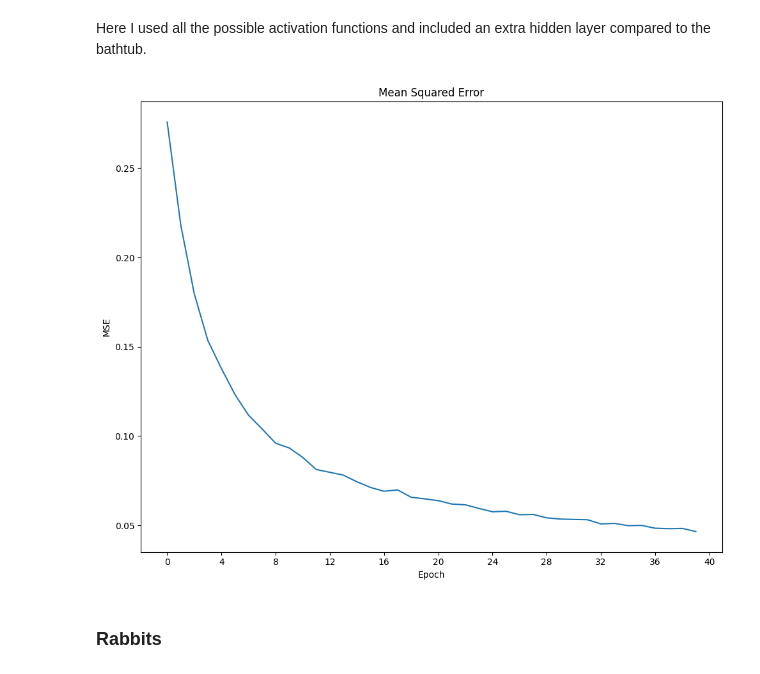
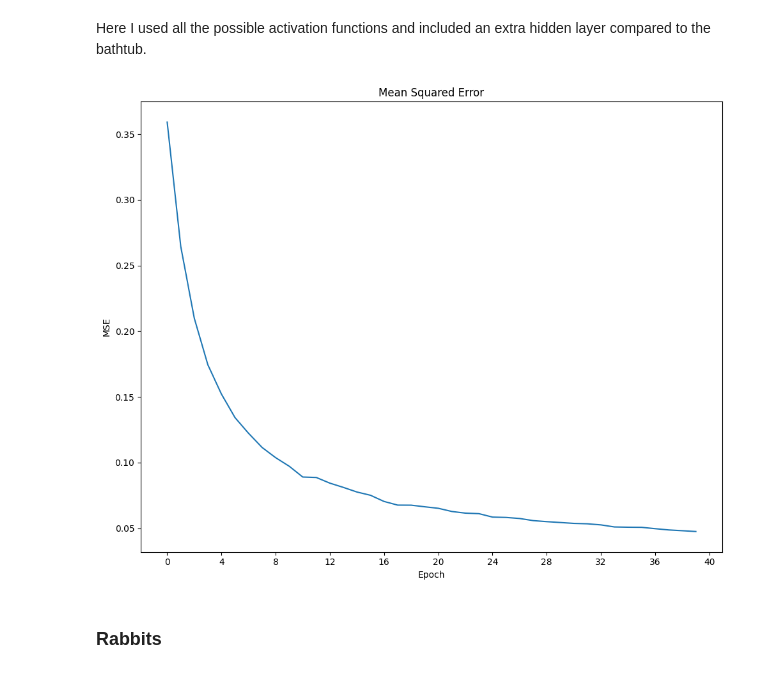
Before and after one commit to elibir/it3105-jax-project, a Jupyter notebook: notebooks/elias_report.ipynb, the cells around one changed output. Saved outputs shown, nothing was run; the diff lists cells and outputs as text; code cells hidden in the pictures.

```diff
--- a/notebooks/elias_report.ipynb
+++ b/notebooks/elias_report.ipynb
@@ -165,32 +165,32 @@ Here I used all the possible activation functions and included an extra hidden l
 # %%
 ### CournoutCompetition params:
 T = 0.6   # Target profit per timestep
 c_m = 0.1   # Marginal cost
 q1 = 0.0   # initial quantity produced by 1
 q2 = 0.3   # initial quantity produced by 2
 p_max = 2.0 # maximum market price
 
 ### ConSys params:
 no_epochs = 40
 timesteps_per_epoch = 10
 learning_rate = 0.001
 min_noise_value = -0.01
 max_noise_value = 0.01
 
 ### Controller params:
 hidden_layers = [16, 16, 16, 8]
-activation_funcs = ["sigmoid", "sigmoid", "sigmoid", "relu", "linear"]
+activation_funcs = ["sigmoid", "tanh", "sigmoid", "relu", "linear"]
 min_weight_value = - 0.01
 max_weight_value = 0.01
 
 controller = NeuralPidController(hidden_layers, activation_funcs, min_weight_value, max_weight_value)
 plant = CournotCompetition(target_profit=T, marginal_unit_cost=c_m, own_quantity=q1, competitor_quantity=q2, maximum_price=p_max)
 consys = ConSys(controller, plant, no_epochs, timesteps_per_epoch, learning_rate, min_noise_value, max_noise_value)
 mse_list = consys.simulate(verbose=False)
 
 plot_nn_pid(mse_list)
 # %% [output]
-[figure, old version]
+[figure, new version]
 # %% [markdown]
 ### Rabbits
 # %% [markdown]
```
Also changed, not shown: parts of 2 cells of this notebook, 2 other files.
